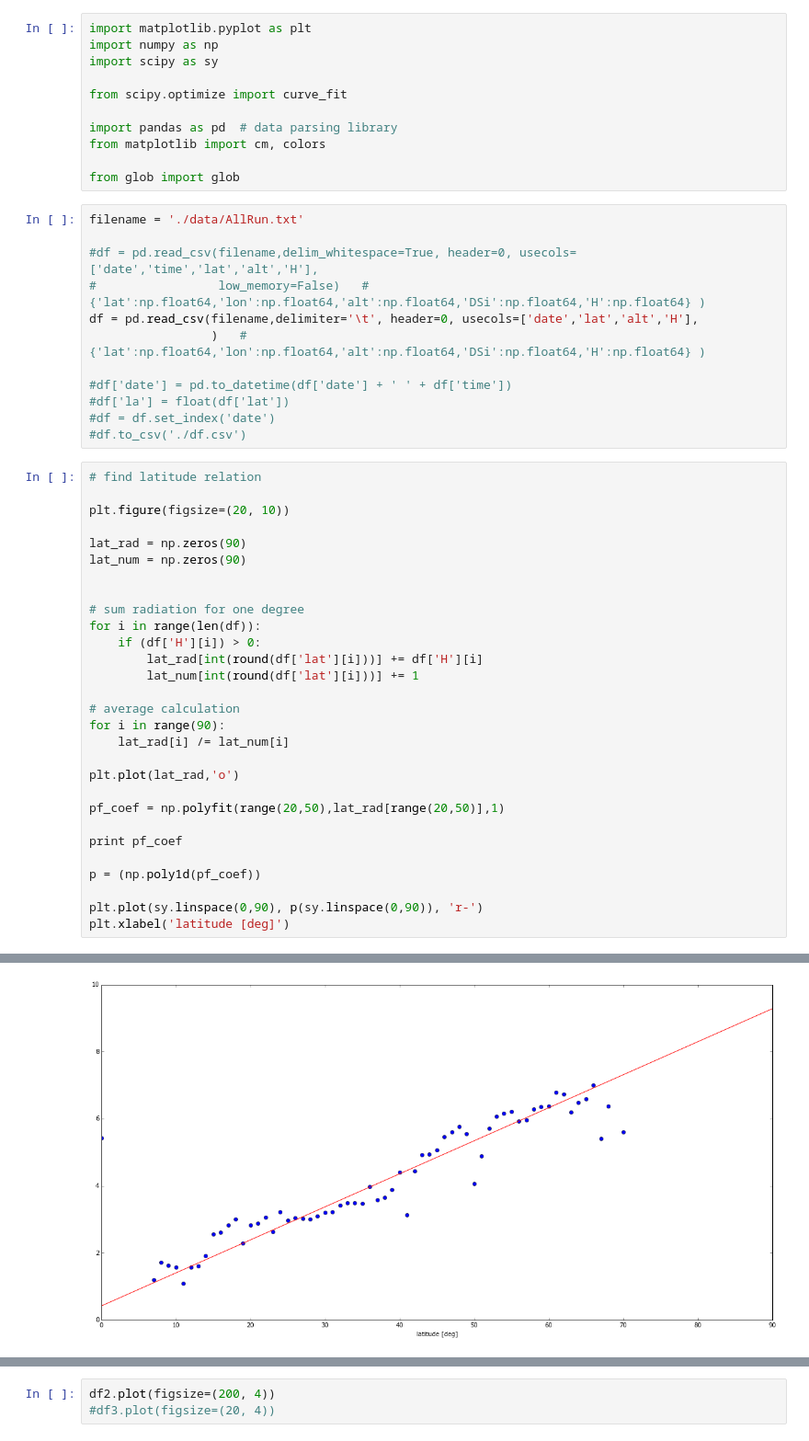
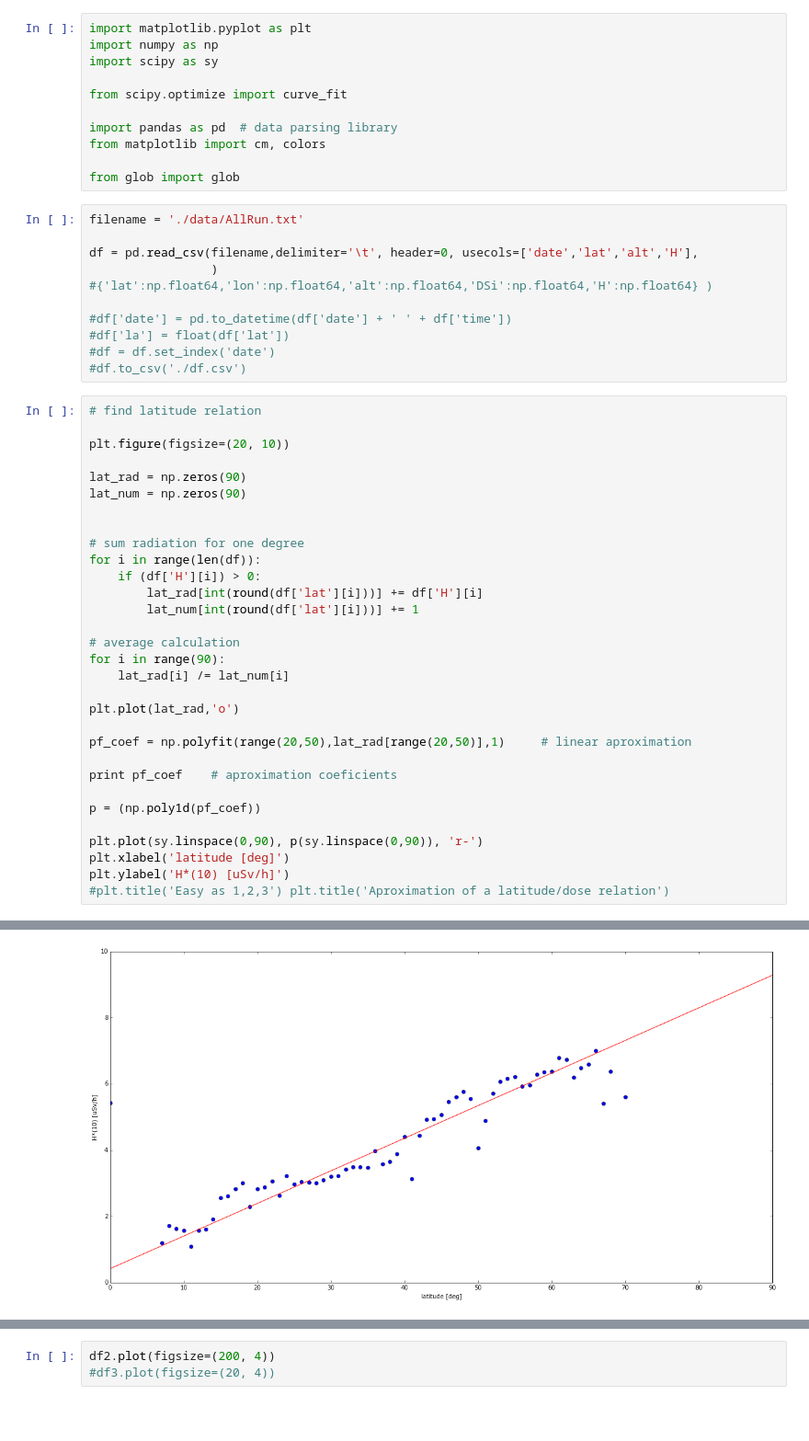
Before and after one commit to ODZ-UJF-AV-CR/liulin, a Jupyter notebook: FDoldstyle_alldata.ipynb, the cells around one changed output, grey strips where cells are left out. Shown at 92% size. Cells and saved outputs as stored; diff of their text form; blank space fills up the shorter version.

```diff
--- a/FDoldstyle_alldata.ipynb
+++ b/FDoldstyle_alldata.ipynb
@@ -12,10 +12,9 @@ from glob import glob
 # %%
 filename = './data/AllRun.txt'
 
-#df = pd.read_csv(filename,delim_whitespace=True, header=0, usecols=['date','time','lat','alt','H'],
-#                 low_memory=False)   #{'lat':np.float64,'lon':np.float64,'alt':np.float64,'DSi':np.float64,'H':np.float64} )
 df = pd.read_csv(filename,delimiter='\t', header=0, usecols=['date','lat','alt','H'],
-                 )   #{'lat':np.float64,'lon':np.float64,'alt':np.float64,'DSi':np.float64,'H':np.float64} )
+                 )
+#{'lat':np.float64,'lon':np.float64,'alt':np.float64,'DSi':np.float64,'H':np.float64} )
 
 #df['date'] = pd.to_datetime(df['date'] + ' ' + df['time'])
 #df['la'] = float(df['lat'])
@@ -24,36 +23,38 @@ df = pd.read_csv(filename,delimiter='\t', header=0, usecols=['date','lat','alt',
 # %%
 # find latitude relation
 
 plt.figure(figsize=(20, 10))
 
 lat_rad = np.zeros(90)
 lat_num = np.zeros(90)
 
 
 # sum radiation for one degree
 for i in range(len(df)):
     if (df['H'][i]) > 0:
         lat_rad[int(round(df['lat'][i]))] += df['H'][i]
         lat_num[int(round(df['lat'][i]))] += 1
 
 # average calculation
 for i in range(90):
     lat_rad[i] /= lat_num[i]
 
 plt.plot(lat_rad,'o')
 
-pf_coef = np.polyfit(range(20,50),lat_rad[range(20,50)],1)
+pf_coef = np.polyfit(range(20,50),lat_rad[range(20,50)],1)     # linear aproximation
 
-print pf_coef
+print pf_coef    # aproximation coeficients
 
 p = (np.poly1d(pf_coef))
 
 plt.plot(sy.linspace(0,90), p(sy.linspace(0,90)), 'r-')
 plt.xlabel('latitude [deg]')
+plt.ylabel('H*(10) [uSv/h]')
+#plt.title('Easy as 1,2,3') plt.title('Aproximation of a latitude/dose relation')
 # %% [output]
 [ 0.09846986  0.41919314]
 <matplotlib.text.Text at 0x...>
-[figure, old version]
+[figure, new version]
 # %%
 # find altitude relation
 
```
Also changed, not shown: parts of 4 cells of this notebook.
